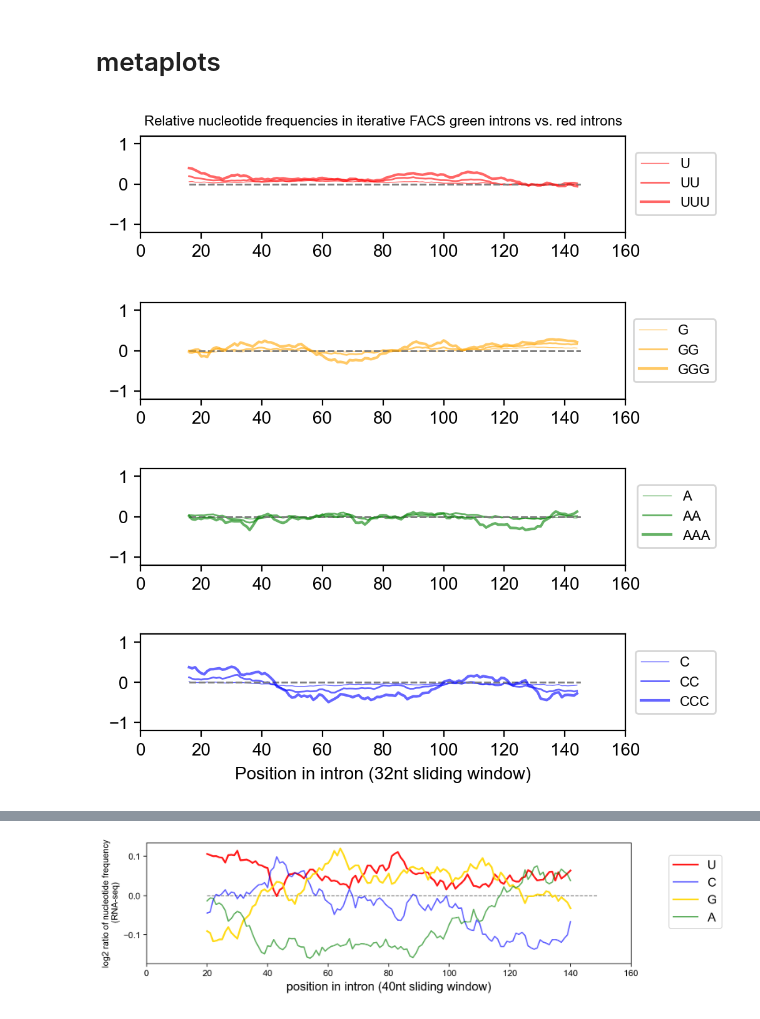
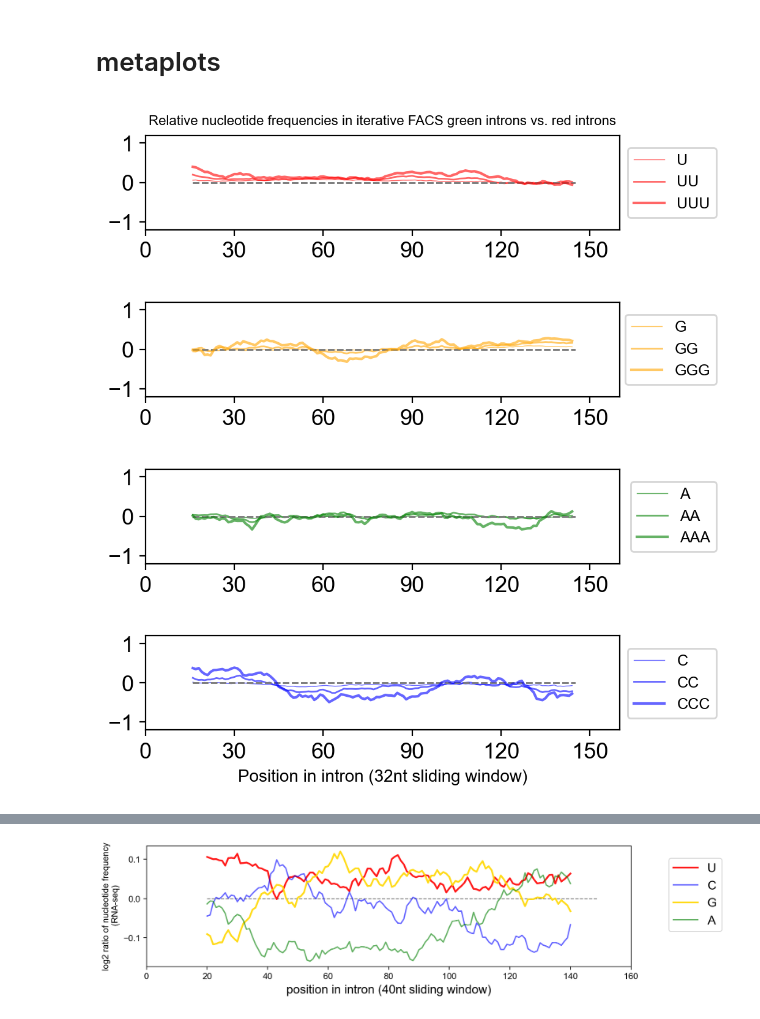
Before and after one commit to ejkk0/IME, a Jupyter notebook: Notebooks/10 Explore sequence dependence of IME.ipynb, the cells around one changed output, grey strips where cells are left out. Cells and saved outputs as stored; diff of their text form; code cells hidden in the pictures.

```diff
--- a/Notebooks/10 Explore sequence dependence of IME.ipynb
+++ b/Notebooks/10 Explore sequence dependence of IME.ipynb
@@ -592,6 +574,8 @@ for t in tetramers:
     if rs[1]<0.05:
         tetramer_scores.append((rs[0],t,rs[1], np.median(IME_without), np.median(IME_with)))
 # %%
+p_val_cutoff = 0.01
+
 # Extract p-values
 p_values = np.array([score[2] for score in tetramer_scores])
 
@@ -1394,32 +1044,0 @@ plt.show()
-# %%
-
-xdata = [b2i[b].count('TTT') for b in np.array(bcs)[~i_msk]]
-ydata = norm_l2fc[~i_msk]
-
-cmap = plt.get_cmap('gist_ncar', 50)
-
-fig, ax = plt.subplots(figsize=(5,4))
-plt.scatter(xdata,ydata,
-            alpha=0.2,s=10,
-            c=cmap(xdata)
-           )
-
-plt.title('correlation of IME with\nintron UUU content',size=18)
-plt.xlabel('intron UUU content', fontweight='medium')
-plt.ylabel('log2 fold change', fontweight='medium')
-plt.annotate('n = %i' % len(xdata), size=14, xy=(1, 0.06),
-             xycoords='axes fraction', xytext=(-5, 5), textcoords='offset points', ha='right', va='bottom',
-             fontweight='medium')
-plt.annotate('$R^2$ = %s' % float('%.3g' % (stats.pearsonr(xdata,ydata)[0])**2),
-             size=14, xy=(1, 0),
-             xycoords='axes fraction', xytext=(-5, 5), textcoords='offset points', ha='right', va='bottom',
-             fontweight='medium')
-
-cbar = plt.colorbar(mpl.cm.ScalarMappable(norm=None, cmap=cmap), ax=ax, shrink=0.6)
-
-reg = sp.stats.linregress(xdata,ydata)
-x_vals = np.linspace(min(xdata),max(xdata))
-y_vals = reg.intercept+(reg.slope*x_vals)
-plt.plot(x_vals, y_vals, '--',c='black')
-
-plt.show()
@@ -1477,37 +1094,42 @@ def get_relative_motif_frequencies(intset, background_set, motif, window):
 # %%
 window = 32
 sig_intsets = [[b2i[b][12:-40] for b in green_bcs if b in b2i],
                [b2i[b][12:-40] for b in red_bcs if b in b2i]]
 
 for motif in ['T','G','A','C']:
     fig = plt.subplots(1, 1, sharex=True, sharey=True, figsize=(5,1))
     for i in range(1,4):
 
         ydata = get_relative_motif_frequencies(sig_intsets[0], sig_intsets[1], motif*i, window)
         plt.hlines(0, xmin=0, xmax=len(ydata), color='grey', linewidth=1, linestyle = '--')
         plt.plot(range(len(ydata)), ydata, alpha=0.6, linewidth=0.5*i, color=nuc_colors[motif], label=TtoU[motif]*i)
 
 
     #plt.xlabel('position in intron (%int sliding window anchored to 5\' end)' % window)
     #plt.ylabel(f'log2 ratio of poly{motif} frequency')
     #plt.title('%s frequency across intron length in sig. up introns vs. non-sig' % motif)
     plt.ylim(-1.2,1.2)
+    plt.yticks(fontsize=13)
     plt.xlim(-window/2, 160-window/2)
-    ticks = np.arange(-window/2,160,20)
+    ticks = np.arange(-window/2,160,30)
     plt.xticks(ticks,
-          [f'{x+window/2:.0f}' for x in ticks])
+          [f'{x+window/2:.0f}' for x in ticks],
+              fontsize=13)
 
-    plt.legend(fontsize=8, bbox_to_anchor=(1.2,0.9))
+    plt.legend(fontsize=9, bbox_to_anchor=(1.22,0.95))
     if motif=='T':
         plt.title('Relative nucleotide frequencies in iterative FACS green introns vs. red introns', fontsize=8)
     if motif=='C':
          plt.xlabel('Position in intron (%int sliding window)' % window)
+
+    plt.savefig(f'figures/Fig7C_{motif}_FACS.png', dpi=900, bbox_inches='tight')
+
     plt.show()
 # %% [output]
-[figure, old version]
+[figure, new version]
-[figure, old version]
+[figure, new version]
-[figure, old version]
+[figure, new version]
-[figure, old version]
+[figure, new version]
 # %%
 window = 32
 sig_intsets = [[b2i[b][12:-40] for b in up_bcs],
```
Also changed, not shown: parts of 28 cells of this notebook, 10 other files.
